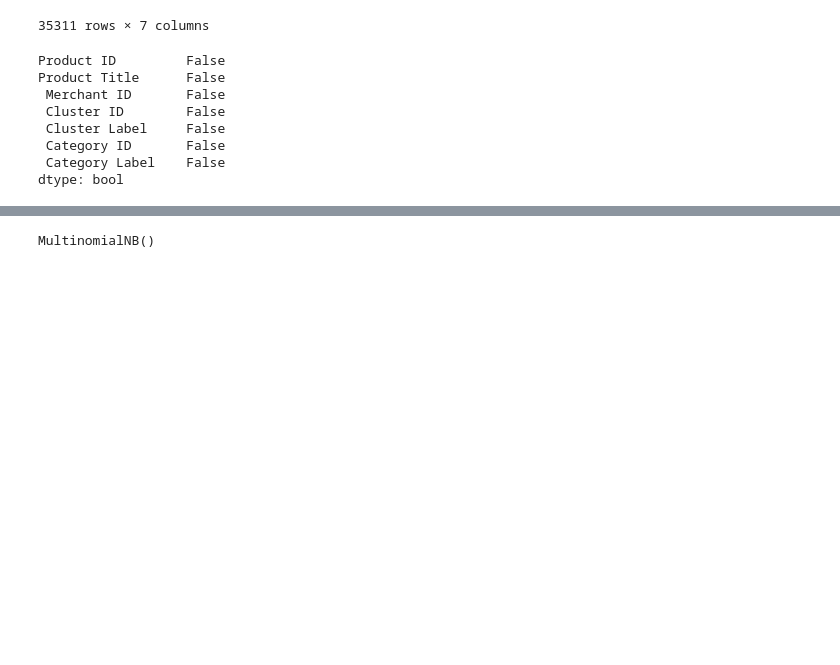
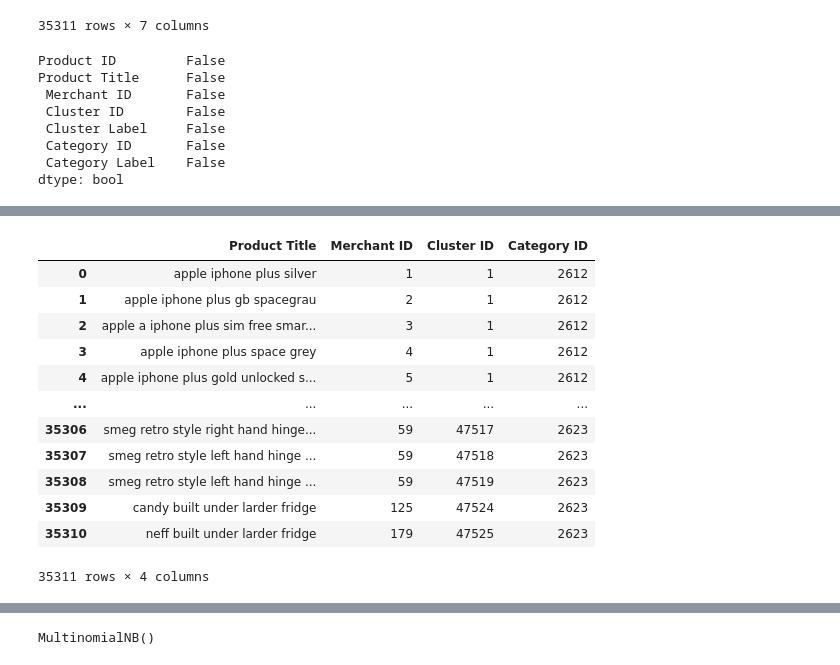
Before and after one commit to pouriaSameti/ML-Projects, a Jupyter notebook: Q2/auxilary_module.ipynb, the cells around one changed output, grey strips where cells are left out. Saved outputs shown, nothing was run; the diff lists cells and outputs as text; code cells hidden in the pictures; blank space fills up the shorter version.

```diff
--- a/Q2/auxilary_module.ipynb
+++ b/Q2/auxilary_module.ipynb
@@ -49,3 +51,38 @@ dataset
+# %%
+#Text cleaning
+import re
+import string
+
+def clean_text(text):
+    text = text.lower()
+    text = re.sub('\[.*?\]', ' ', text)
+    text = re.sub('https?://\S+|www\.\S+', ' ', text)
+    text = re.sub('<.*?>+', ' ', text)
+    text = re.sub('[%s]' % re.escape(string.punctuation), ' ', text)
+    text = re.sub('\n', ' ', text)
+    text = re.sub('\w*\d\w*', ' ', text)
+    return text
+
+def clean_cols(data: pd.DataFrame, cat_cols: list):
+    for col in cat_cols:
+        data[col] = data[col].apply(clean_text)
+
+dataset['Product Title'] = dataset['Product Title'].map(lambda x: clean_text(x))
+dataset
+# %% [output]
+|  | Product Title | Merchant ID | Cluster ID | Category ID |
+| 0 | apple iphone plus silver | 1 | 1 | 2612 |
+| 1 | apple iphone plus gb spacegrau | 2 | 1 | 2612 |
+| 2 | apple a iphone plus sim free smar... | 3 | 1 | 2612 |
+| 3 | apple iphone plus space grey | 4 | 1 | 2612 |
+| 4 | apple iphone plus gold unlocked s... | 5 | 1 | 2612 |
+| ... | ... | ... | ... | ... |
+| 35306 | smeg retro style right hand hinge... | 59 | 47517 | 2623 |
+| 35307 | smeg retro style left hand hinge ... | 59 | 47518 | 2623 |
+| 35308 | smeg retro style left hand hinge ... | 59 | 47519 | 2623 |
+| 35309 | candy built under larder fridge | 125 | 47524 | 2623 |
+| 35310 | neff built under larder fridge | 179 | 47525 | 2623 |
+35311 rows × 4 columns
 # %%
 #splitting dataset
 from sklearn.model_selection import train_test_split
```
Also changed, not shown: parts of 4 cells of this notebook.
